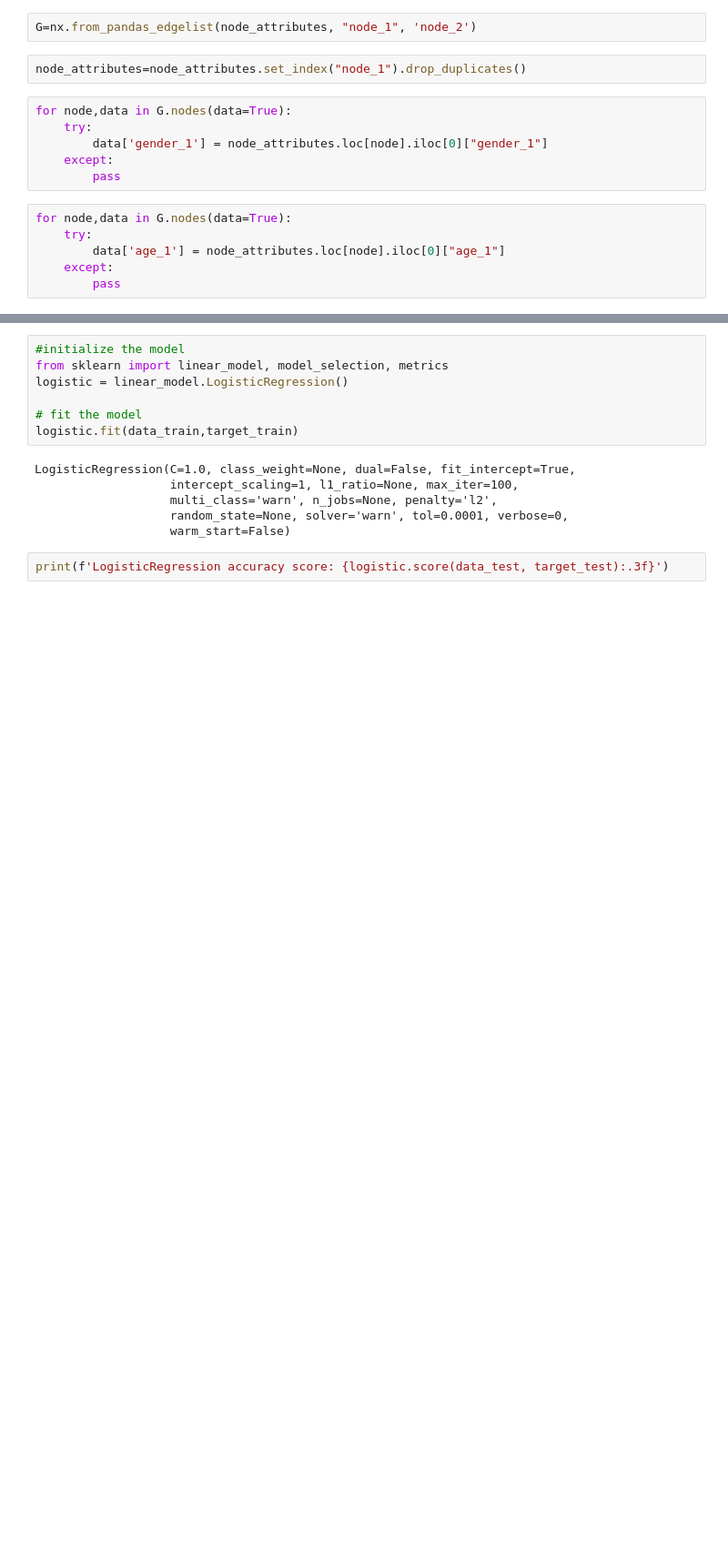
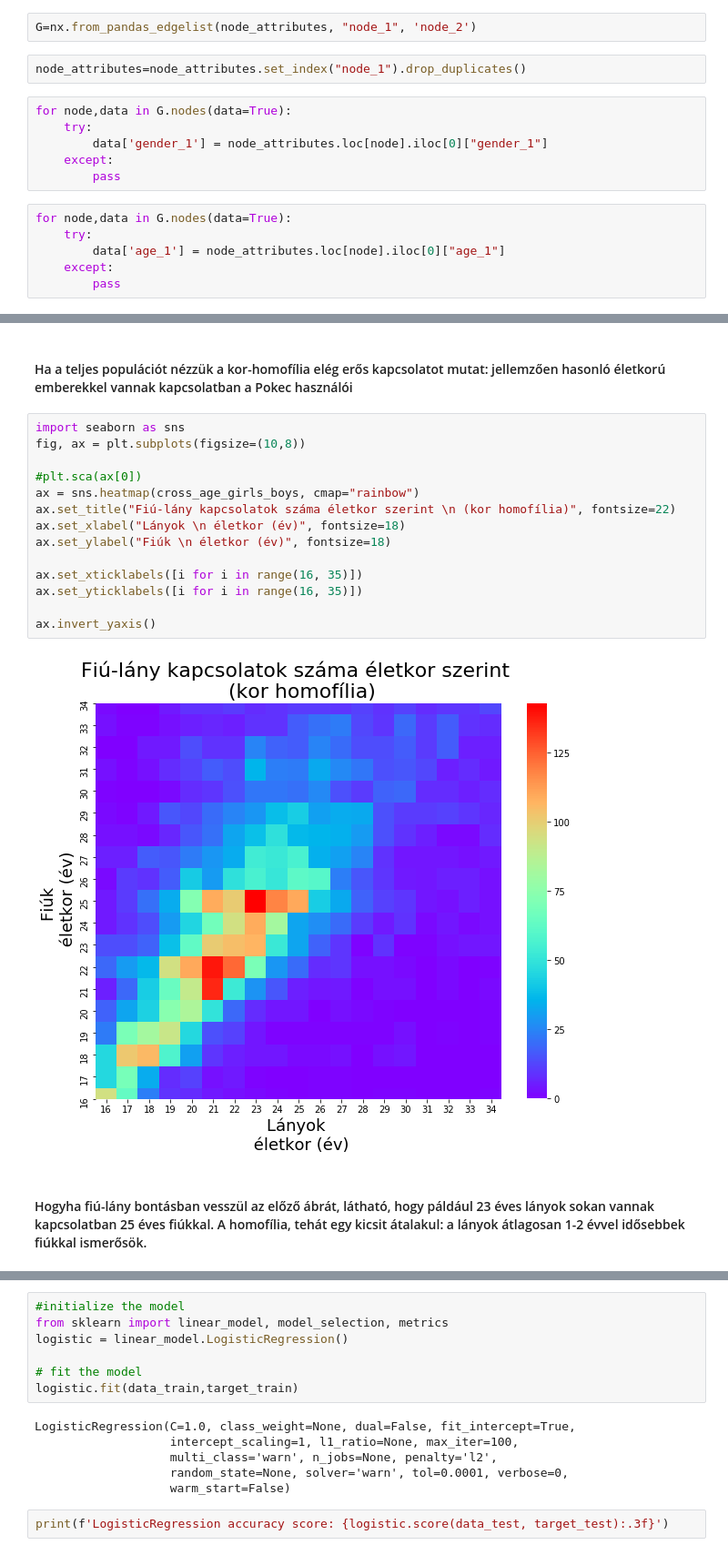
Before and after one commit to Rajk-Network-Science/network_2021_spring, a Jupyter notebook: HAZIK/Hobot_Gyenes/gyenes_hobot_hazi.ipynb, the cells around one changed output, grey strips where cells are left out. Shown: that part at 91% size. Cells and saved outputs as stored; diff of their text form; blank space fills up the shorter version.

```diff
--- a/HAZIK/Hobot_Gyenes/gyenes_hobot_hazi.ipynb
+++ b/HAZIK/Hobot_Gyenes/gyenes_hobot_hazi.ipynb
@@ -95,0 +124,20 @@ len(data_train),len(data_test)
+# %% [markdown]
+#### Ha a teljes populációt nézzük a kor-homofília elég erős kapcsolatot mutat: jellemzően hasonló életkorú emberekkel vannak kapcsolatban a Pokec használói
+# %%
+import seaborn as sns
+fig, ax = plt.subplots(figsize=(10,8))
+
+#plt.sca(ax[0])
+ax = sns.heatmap(cross_age_girls_boys, cmap="rainbow")
+ax.set_title("Fiú-lány kapcsolatok száma életkor szerint \n (kor homofília)", fontsize=22)
+ax.set_xlabel("Lányok \n életkor (év)", fontsize=18)
+ax.set_ylabel("Fiúk \n életkor (év)", fontsize=18)
+
+ax.set_xticklabels([i for i in range(16, 35)])
+ax.set_yticklabels([i for i in range(16, 35)])
+
+ax.invert_yaxis()
+# %% [output]
+[figure, added]
+# %% [markdown]
+#### Hogyha fiú-lány bontásban vesszül az előző ábrát, látható, hogy páldául 23 éves lányok sokan vannak kapcsolatban 25 éves fiúkkal. A homofília, tehát egy kicsit átalakul: a lányok átlagosan 1-2 évvel idősebbek fiúkkal ismerősök.
```
Also changed, not shown: parts of 67 cells of this notebook, 1 other file.
